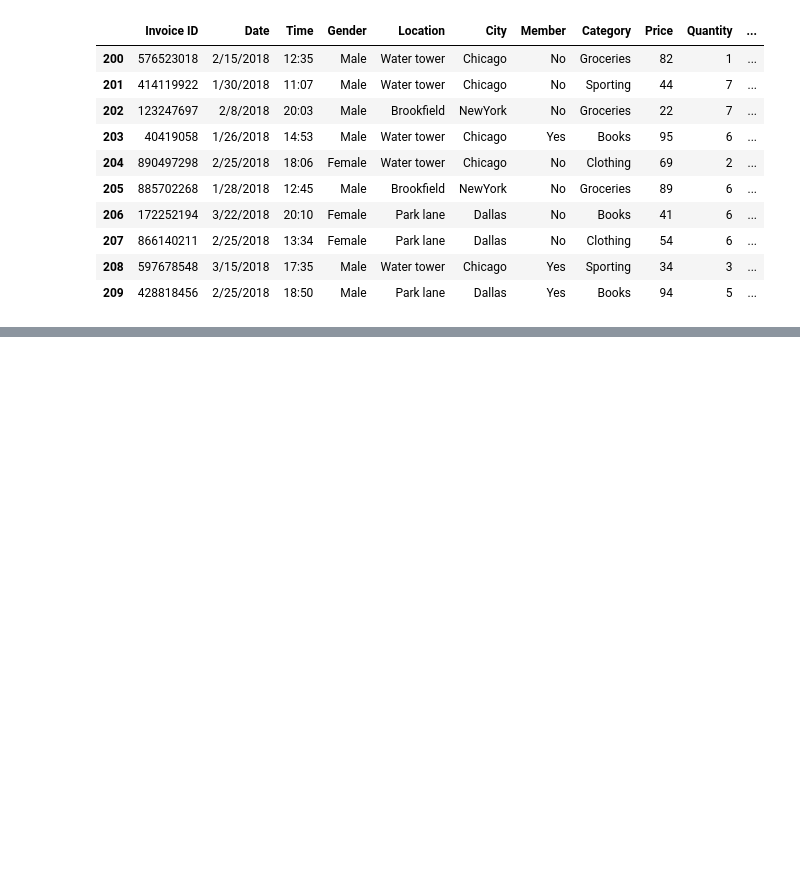
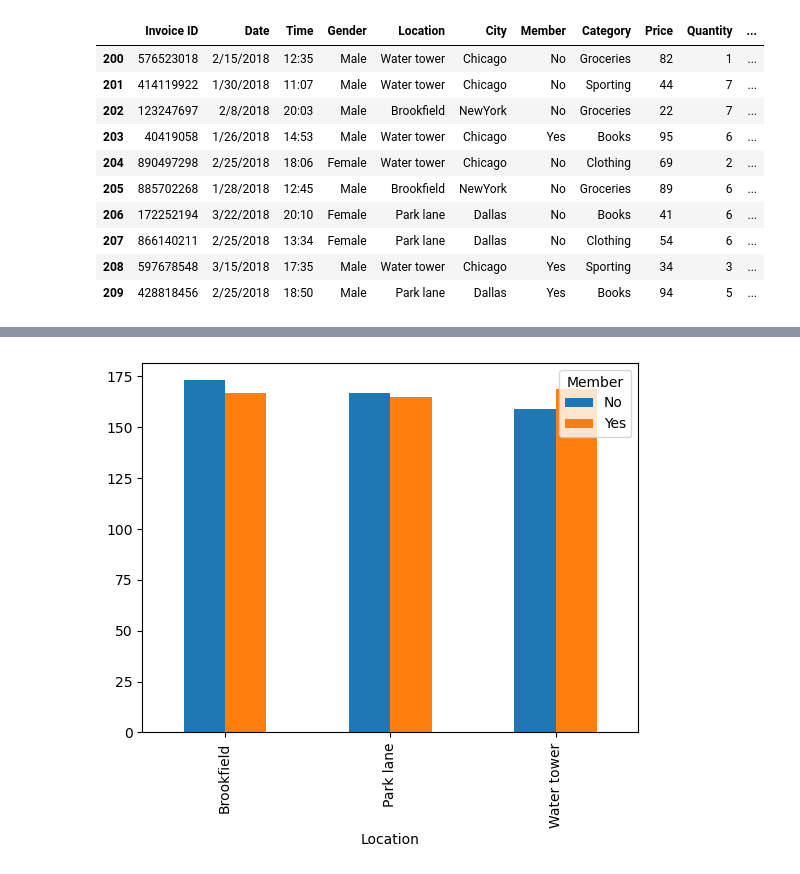
Before and after one commit to luisAlcides/Learn_Python, a Jupyter notebook: curso_udemy/Masterclass/Supermarket_Analysis/02.ipynb, the cells around one changed output, grey strips where cells are left out. Saved outputs shown, nothing was run; the diff lists cells and outputs as text; code cells hidden in the pictures; blank space fills up the shorter version.

```diff
--- a/curso_udemy/Masterclass/Supermarket_Analysis/02.ipynb
+++ b/curso_udemy/Masterclass/Supermarket_Analysis/02.ipynb
@@ -92,0 +384,6 @@ sales[200:210]
+# %%
+# 1. Which branch has more members vs which has less members
+# 2. Which branch has highest rating and which has the lowest
+
+members = sales.groupby(['Member', 'Location']).count()['Invoice ID']
+members
@@ -92,0 +399,4 @@ sales[200:210]
+# %%
+members.unstack(level=0).plot(kind='bar');
+# %% [output]
+[figure, added]
```
Also changed, not shown: parts of 45 cells of this notebook.
